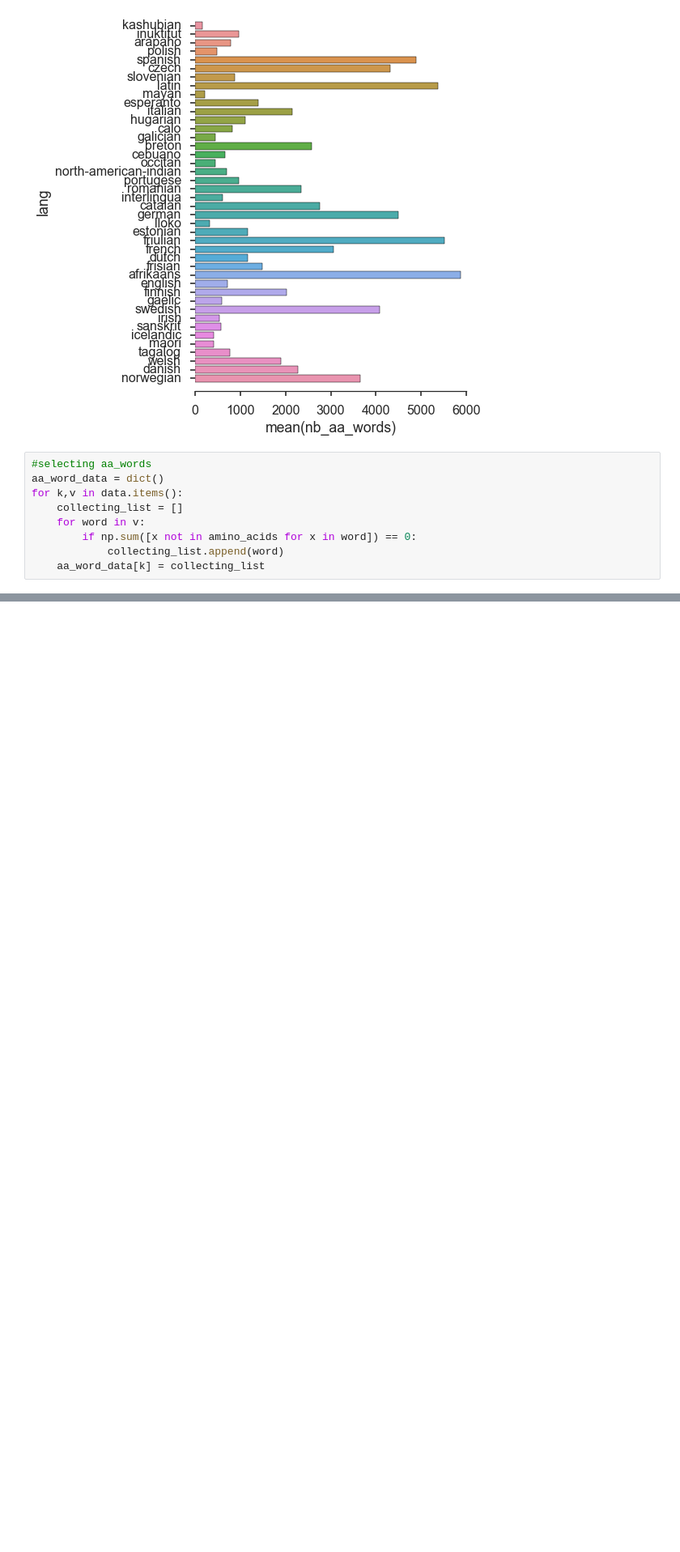
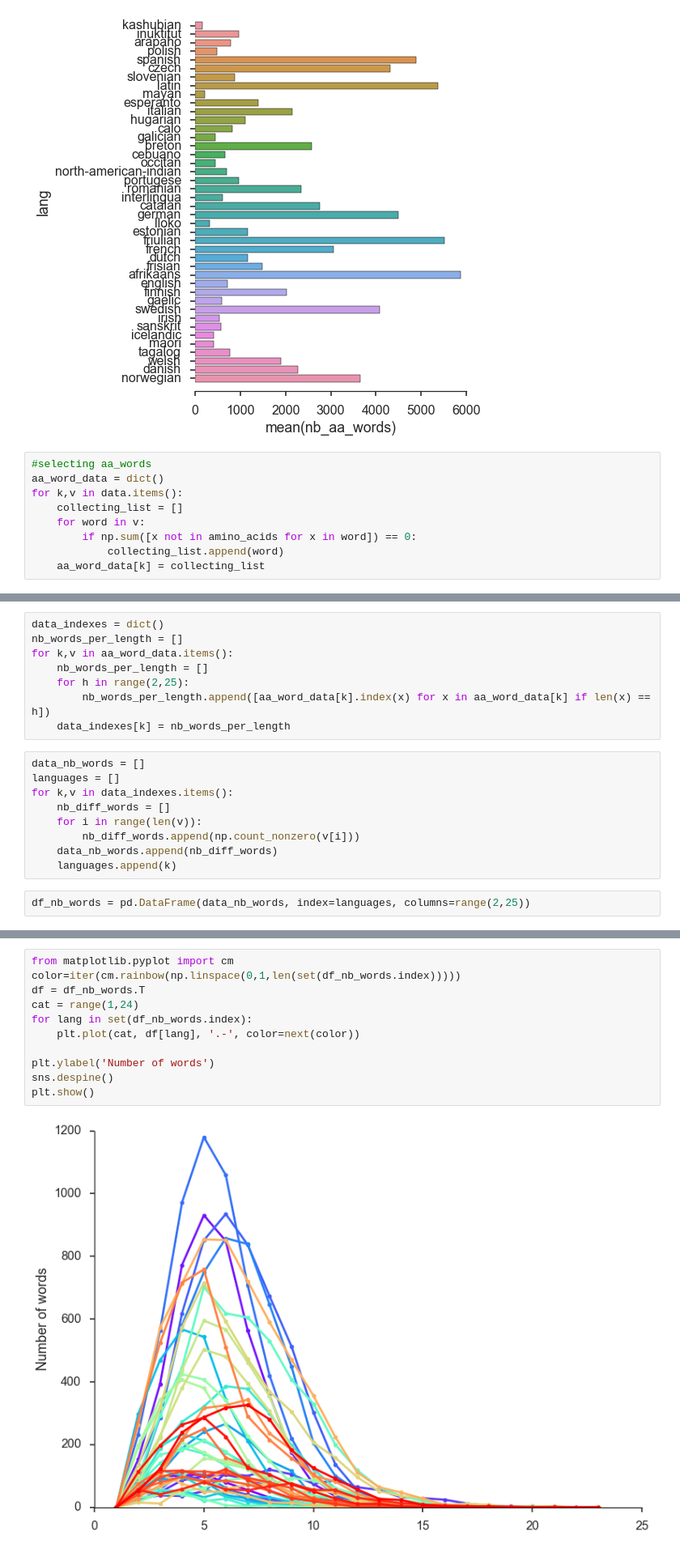
Before and after one commit to mgirardot/DataScienceChallenges, a Jupyter notebook: DataScienceChallenge5/analyse words made of amino acids.ipynb, the cells around one changed output, grey strips where cells are left out. Shown at 81% size. Saved outputs shown, nothing was run; the diff lists cells and outputs as text; blank space fills up the shorter version.

```diff
--- a/DataScienceChallenge5/analyse words made of amino acids.ipynb
+++ b/DataScienceChallenge5/analyse words made of amino acids.ipynb
@@ -121,0 +194,19 @@ for k,v in data.items():
+# %%
+data_indexes = dict()
+nb_words_per_length = []
+for k,v in aa_word_data.items():
+    nb_words_per_length = []
+    for h in range(2,25):
+        nb_words_per_length.append([aa_word_data[k].index(x) for x in aa_word_data[k] if len(x) == h])
+    data_indexes[k] = nb_words_per_length
+# %%
+data_nb_words = []
+languages = []
+for k,v in data_indexes.items():
+    nb_diff_words = []
+    for i in range(len(v)):
+        nb_diff_words.append(np.count_nonzero(v[i]))
+    data_nb_words.append(nb_diff_words)
+    languages.append(k)
+# %%
+df_nb_words = pd.DataFrame(data_nb_words, index=languages, columns=range(2,25))
@@ -121,0 +234,13 @@ for k,v in data.items():
+# %%
+from matplotlib.pyplot import cm
+color=iter(cm.rainbow(np.linspace(0,1,len(set(df_nb_words.index)))))
+df = df_nb_words.T
+cat = range(1,24)
+for lang in set(df_nb_words.index):
+    plt.plot(cat, df[lang], '.-', color=next(color))
+
+plt.ylabel('Number of words')
+sns.despine()
+plt.show()
+# %% [output]
+[figure, added]
```
Also changed, not shown: parts of 24 cells of this notebook, 1 other file.
